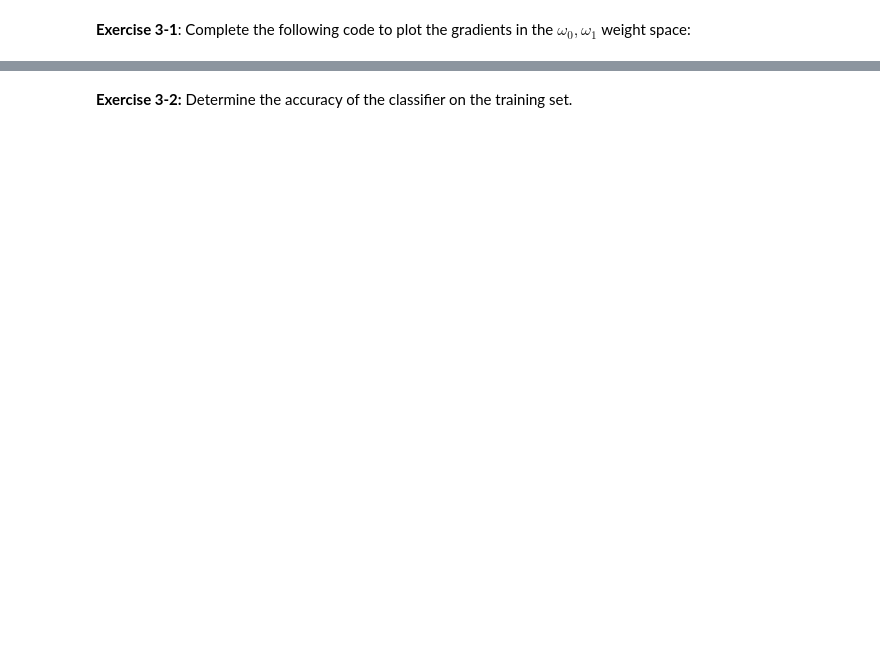
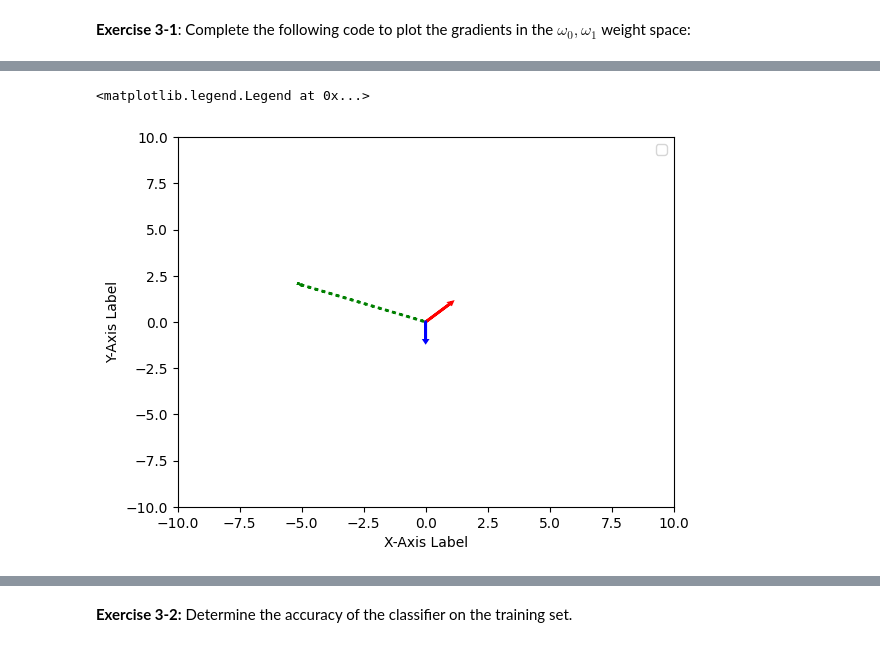
Before and after one commit to ohalilou/ml-student, a Jupyter notebook: TP1/TP1_part1.ipynb, the cells around one changed output, grey strips where cells are left out. Cells and saved outputs as stored; diff of their text form; code cells hidden in the pictures; blank space fills up the shorter version.

```diff
--- a/TP1/TP1_part1.ipynb
+++ b/TP1/TP1_part1.ipynb
@@ -320,2 +320,34 @@ fig
 # %% [markdown]
 **Exercise 3-1**: Complete the following code to plot the gradients in the $\omega_0, \omega_1$ weight space:
+# %%
+fig3 = plt.figure()
+ax3 = fig3.add_subplot(111)
+ax3.axis([-10, 10, -10, 10])
+
+x_values = [1.0, 2.0, -1.5]
+y_values = [2.0, -1.0, 0.5]
+
+# # Plotting blue circles for data points
+# ax3.scatter(x_values, y_values, c='b', marker='o', label='Class 0')
+
+# # Assuming other_x_values and other_y_values are lists or arrays containing different coordinates
+# other_x_values = [-2.0, 0.0, 1.5]
+# other_y_values = [0.0, 1.5, -0.5]
+
+# # Plotting green crosses for other data points
+# ax3.scatter(other_x_values, other_y_values, c='g', marker='x', label='Class 1')
+# Draw an arrow starting from (0, 0) and ending at (1, 1)
+ax3.arrow(0, 0, 1, 1, color='red', linewidth=2, head_width=0.1, head_length=0.1)
+
+# Draw another arrow starting from (2, -1) and ending at (-1, 2)
+ax3.arrow(0, 0, 0, -1, color='blue', linewidth=2, head_width=0.1, head_length=0.1)
+
+# Customize the appearance of the arrows using **kwargs
+ax3.arrow(0, 0, -5, 2, color='green', linewidth=2, head_width=0.2, head_length=0.2, linestyle='dotted')
+
+
+# Adding labels to the axes and legend
+ax3.set_xlabel('X-Axis Label')
+ax3.set_ylabel('Y-Axis Label')
+ax3.legend()
+# %% [output]
@@ -321,0 +355,2 @@ fig
+<matplotlib.legend.Legend at 0x...>
+[figure, added]
```
Also changed, not shown: parts of 23 cells of this notebook.
